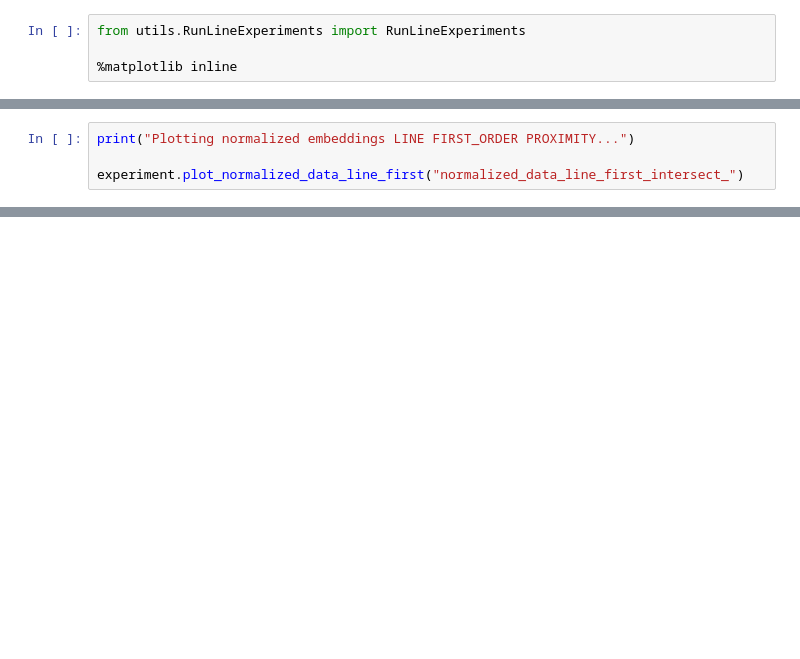
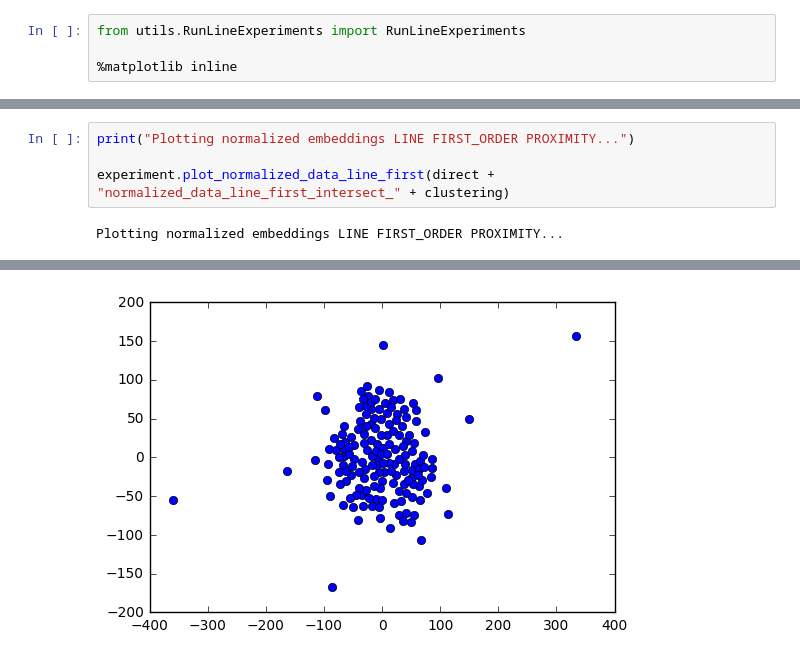
Before and after one commit to andreadelfante/UrlOrganizer, a Jupyter notebook: MyLineExperiment.ipynb, the cells around one changed output, grey strips where cells are left out. Saved outputs shown, nothing was run; the diff lists cells and outputs as text; blank space fills up the shorter version.

```diff
--- a/MyLineExperiment.ipynb
+++ b/MyLineExperiment.ipynb
@@ -42,4 +81,6 @@ experiment.plot_normalized_data_normal_skipgram(direct + "normalized_data_normal
 # %%
 print("Plotting normalized embeddings LINE FIRST_ORDER PROXIMITY...")
 
-experiment.plot_normalized_data_line_first("normalized_data_line_first_intersect_")
+experiment.plot_normalized_data_line_first(direct + "normalized_data_line_first_intersect_" + clustering)
+# %% [output]
+Plotting normalized embeddings LINE FIRST_ORDER PROXIMITY...
@@ -46,3 +88,4 @@ experiment.plot_normalized_data_line_first("normalized_data_line_first_intersect
+[figure, added]
 # %%
 print("Plotting normalized embeddings LINE SECOND_ORDER PROXIMITY")
 
```
Also changed, not shown: parts of 8 cells of this notebook, 13 other files.
